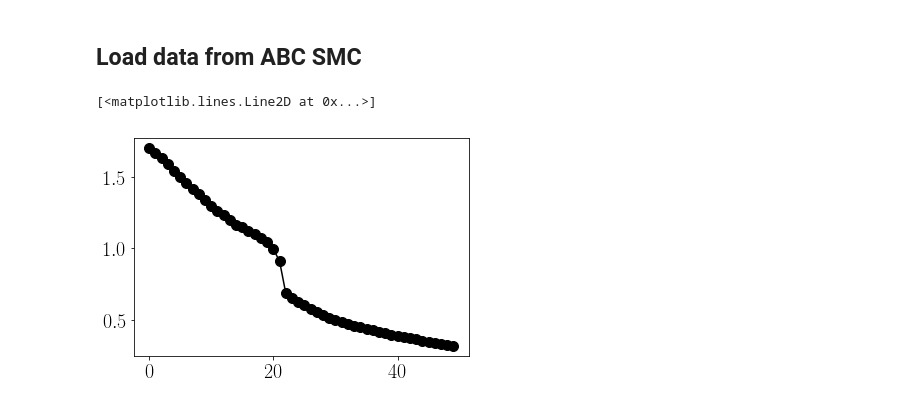
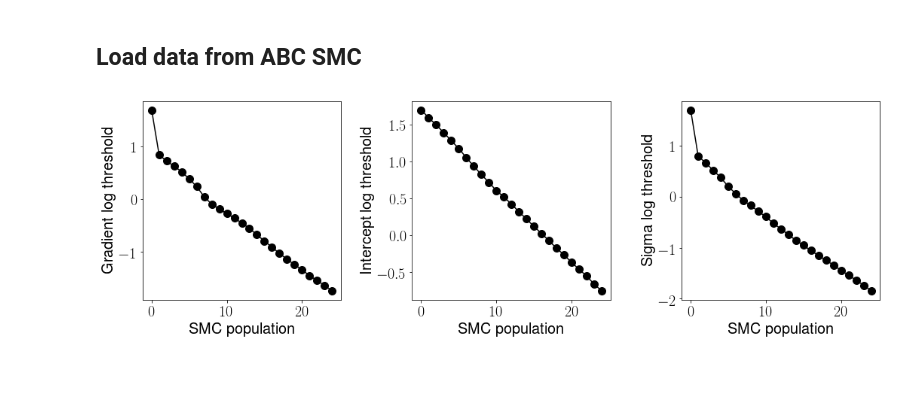
Before and after one commit to jaryaman/ML_demos, a Jupyter notebook: Notebooks/ABC_SMC/Linear_regression/ground_truth_and_analysis.ipynb, the cells around one changed output. Cells and saved outputs as stored; diff of their text form; code cells hidden in the pictures; blank space fills up the shorter version.

Commit message:
Use a 3D distance metric

```diff
--- a/Notebooks/ABC_SMC/Linear_regression/ground_truth_and_analysis.ipynb
+++ b/Notebooks/ABC_SMC/Linear_regression/ground_truth_and_analysis.ipynb
@@ -122,12 +102,30 @@ gradients_smc = np.loadtxt('particle_0.csv', delimiter=',')
 intercepts_smc = np.loadtxt('particle_1.csv', delimiter=',')
 sigmas_smc = np.loadtxt('particle_2.csv', delimiter=',')
 # %%
-distances = np.loadtxt('distances.txt')
+distances = np.loadtxt('distances.txt', delimiter=',')
-# %%
-plt.plot(np.arange(len(distances)), np.log10(distances), '-ok')
-# %% [output]
-[<matplotlib.lines.Line2D at 0x...>]
-[figure, removed]
+# %%
+n_particles, n_pop_smc = gradients_smc.shape
+# %%
+fig, axs = sty.plot(ncols=3)
+
+ax = axs[0]
+ax.plot(np.arange(n_pop_smc), np.log10(distances[0,:]), '-ok')
+ax.set_xlabel('SMC population')
+ax.set_ylabel('Gradient log threshold')
+
+ax = axs[1]
+ax.plot(np.arange(n_pop_smc), np.log10(distances[1,:]), '-ok')
+ax.set_xlabel('SMC population')
+ax.set_ylabel('Intercept log threshold')
+
+ax = axs[2]
+ax.plot(np.arange(n_pop_smc), np.log10(distances[2,:]), '-ok')
+ax.set_xlabel('SMC population')
+ax.set_ylabel('Sigma log threshold')
+
+plt.tight_layout()
+# %% [output]
+[figure, added]
 # %%
 fig, axs = sty.plot(ncols=3)
 
```
Also changed, not shown: parts of 10 cells of this notebook, 8 other files.
